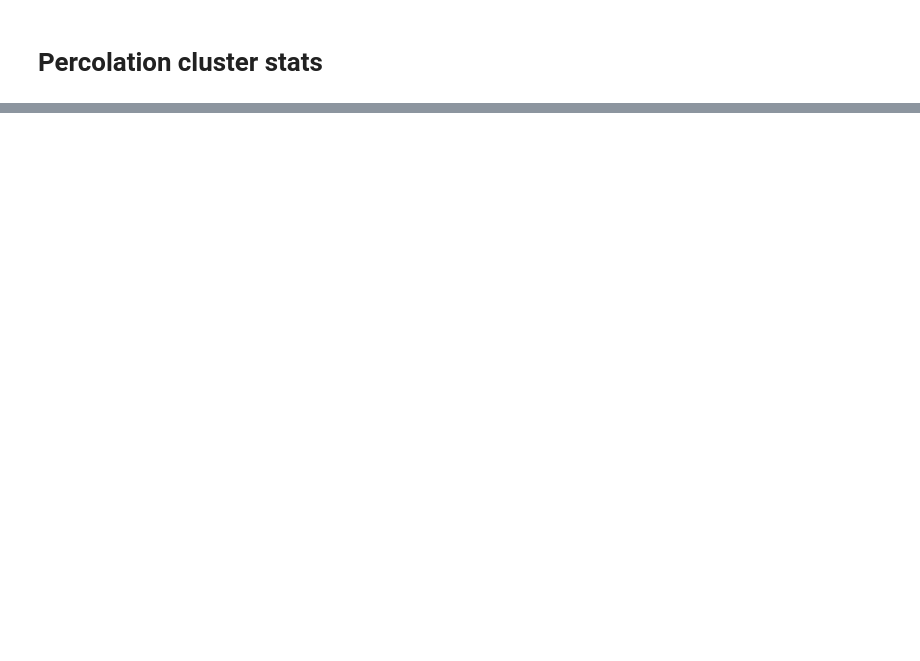
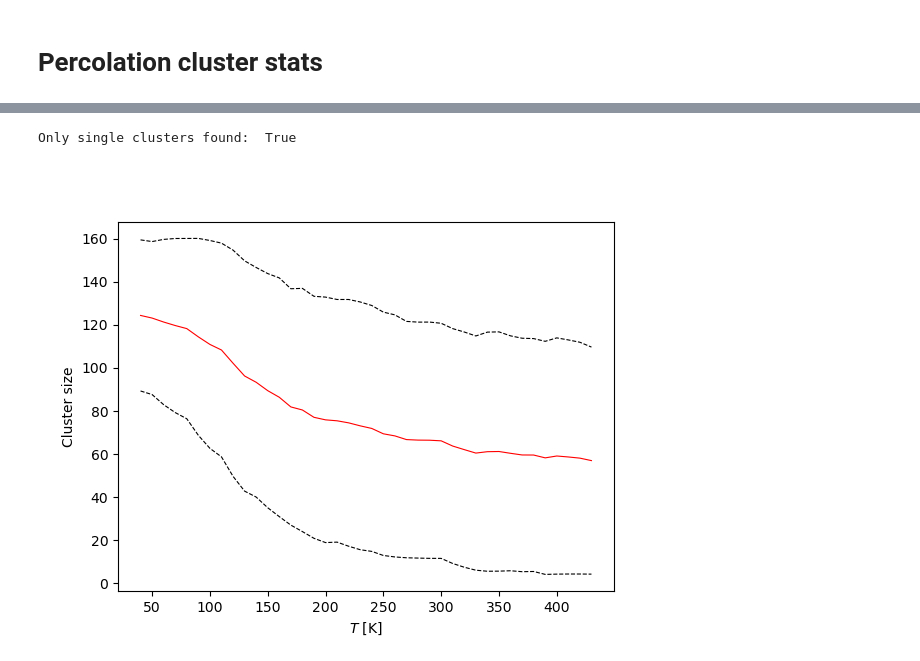
Before and after one commit to ngastellu/percolate_mac, a Jupyter notebook: analysis.ipynb, the cells around one changed output, grey strips where cells are left out. Cells and saved outputs as stored; diff of their text form; code cells hidden in the pictures; blank space fills up the shorter version.

```diff
--- a/analysis.ipynb
+++ b/analysis.ipynb
@@ -92,0 +235,19 @@ davg_T[np.argmin(np.abs(davg_T-80))]
+# %%
+print('Only single clusters found: ', np.all(nclusters<2))
+
+# There is only one cluster per sample at each temperature
+sizes = avgs
+avgs = np.mean(sizes,axis=0)
+stds = np.std(sizes,axis=0)
+# %% [output]
+Only single clusters found:  True
+# %%
+fig, ax = plt.subplots()
+ax.plot(temps, avgs,'r-',lw=0.8)
+ax.plot(temps, avgs + stds,'k--',lw=0.8)
+ax.plot(temps, avgs - stds,'k--',lw=0.8)
+ax.set_xlabel("$T$ [K]")
+ax.set_ylabel("Cluster size")
+plt.show()
+# %% [output]
+[figure, added]
```
Also changed, not shown: parts of 12 cells of this notebook, 3 other files.
